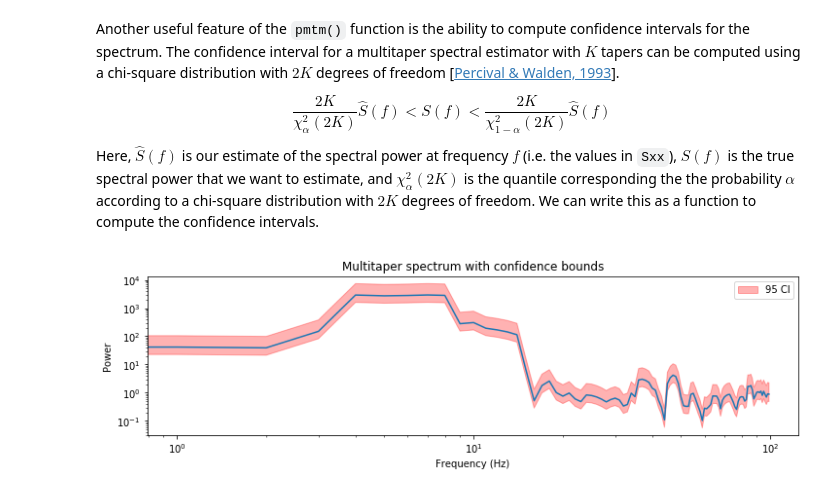
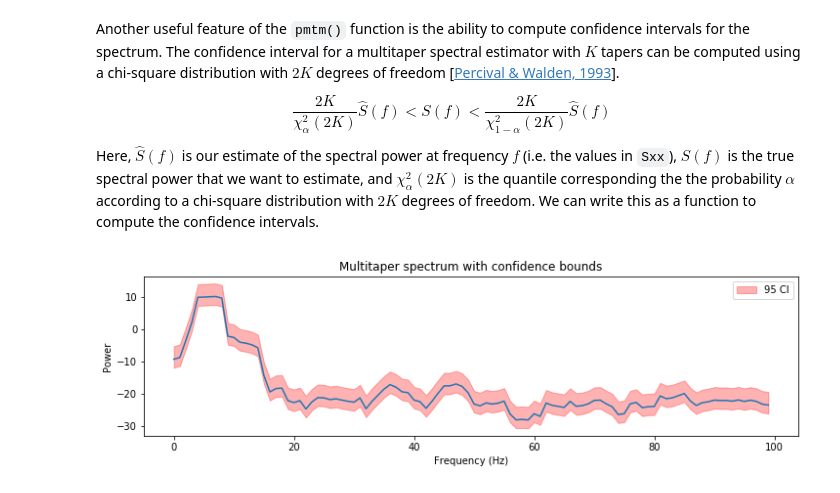
Before and after one commit to Mark-Kramer/Case-Studies-Python, a Jupyter notebook: 6. The Power Spectrum (Part 2)/The Power Spectrum (Part 2).ipynb, the cells around one changed output. Saved outputs shown, nothing was run; the diff lists cells and outputs as text; code cells hidden in the pictures.

```diff
--- a/6. The Power Spectrum (Part 2)/The Power Spectrum (Part 2).ipynb
+++ b/6. The Power Spectrum (Part 2)/The Power Spectrum (Part 2).ipynb
@@ -503,8 +496,10 @@ Sk, weights, _ = pmtm(x - x.mean(), NW=2.5)
+# %%
+NW = 3  # Normalized time-bandwidth product
+faxis, Sxx, _ = spectrum.multi_taper_psd(x - x.mean(), Fs=1/dt, NW=NW)
 # %%
 plt.loglog(X[:100], label='Raw')
 plt.loglog(XH[:100], label='Hanning')
-Sxx = np.mean(np.real(Sk * np.conj(Sk)).T * weights, axis=1)
-plt.loglog(Sxx[:100] / Sxx.max(), label='Multi')
+plt.loglog(faxis[:100], Sxx[:100] / Sxx.max(), label='Multi')
 plt.legend()
 plt.ylim([1e-6, 10])
 show()
@@ -527,34 +530,37 @@ $$\frac{2K}{\chi^2_{\alpha}(2K)}\hat S(f) < S(f) < \frac{2K}{\chi^2_{1-\alpha}(2
 Here, $\hat S(f)$ is our estimate of the spectral power at frequency $f$ (i.e. the values in `Sxx`), $S(f)$ is the true spectral power that we want to estimate, and $\chi^2_{\alpha}(2K)$ is the quantile corresponding the the probability $\alpha$ according to a chi-square distribution with $2K$ degrees of freedom. We can write this as a function to compute the confidence intervals.
 # %%
 from scipy.stats import chi2
-K = 5                            # With a time-halfbandwidth product of 2.5,
+K = 2 * NW - 1                   # With a time-halfbandwidth product of 2.5,
                                  # ... the default number of tapers is 5
 
 def chi2conf(K, Sxx=1, ci=.95):  # Define a short function to compute confidence bounds
     '''
     Returns confidence bounds computed using chi-square
     distribution.
     Input:
         K (int): Number of tapers
         Sxx (array): Multitaper spectrum (optional)
         ci ([0.5, 1]): Confidence level (optional)
     Output:
         lb, ub: lower and upper bounds
     '''
     ub = 2 * K / chi2.ppf(1 - ci, 2 * K) * Sxx
     lb = 2 * K / chi2.ppf(ci, 2 * K) * Sxx
     return lb, ub
 
+def dB(x):                       # For convenience, define a function to convert
+    '''Convert to decibels'''    # ... a signal to decibels
+    return 10 * np.log10(x)
+
 lb, ub = chi2conf(K, Sxx)        # Use the function to get confidence bounds
 
-# Plot results
-plt.fill_between(faxis[:100], lb[:100], ub[:100],
+plt.fill_between(faxis[:100], dB(lb[:100]), dB(ub[:100]),  # Plot results
                  color=[1,0,0], alpha=.3, label="95 CI")
-plt.loglog(Sxx[:100])
+plt.plot(dB(Sxx[:100]))
 plt.legend()
 xlabel('Frequency (Hz)')
 ylabel('Power')
 title('Multitaper spectrum with confidence bounds')
 plt.show()
 # %% [output]
-[figure, old version]
+[figure, new version]
```
Also changed, not shown: parts of 11 cells of this notebook.
